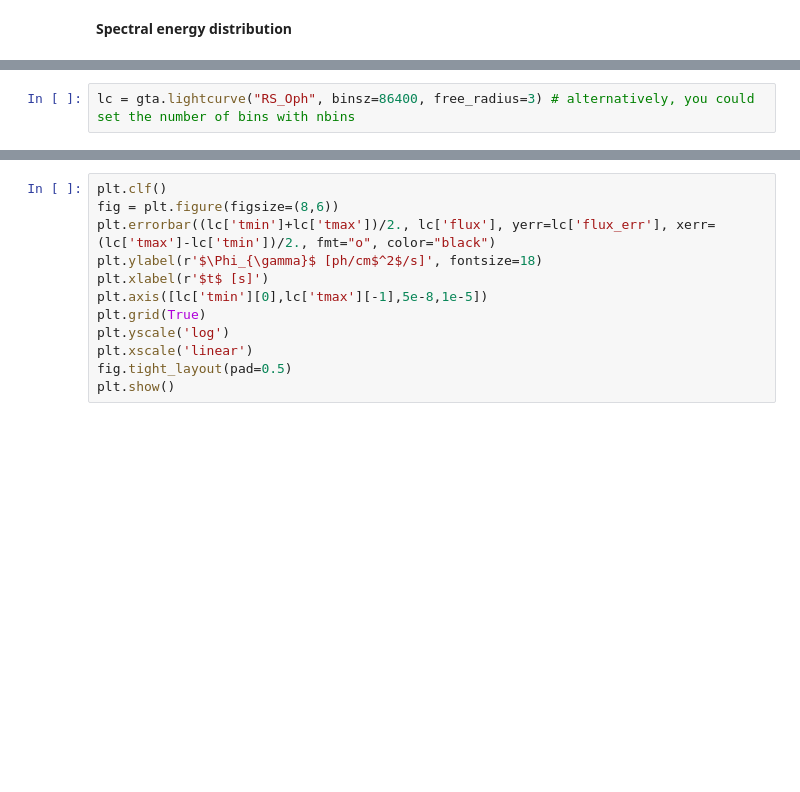
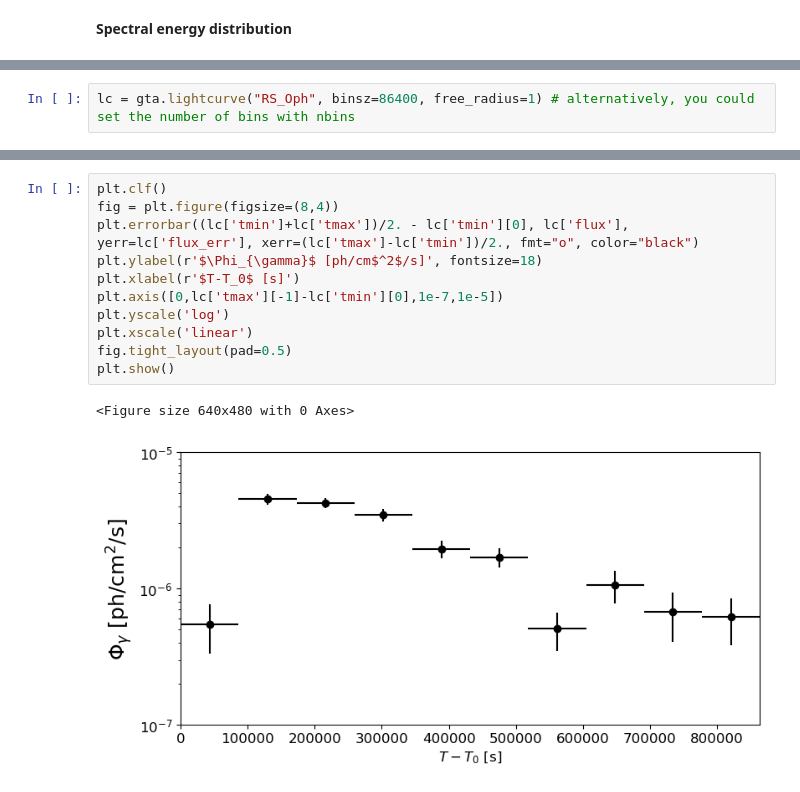
Before and after one commit to marti-devesa/Fermi_Hands-on_ICE-CSIC_School, a Jupyter notebook: ICE_Summer_School_2026.ipynb, the cells around one changed output, grey strips where cells are left out. Drawn from its saved outputs; the diff is of its cells as text; blank space fills up the shorter version.

```diff
--- a/ICE_Summer_School_2026.ipynb
+++ b/ICE_Summer_School_2026.ipynb
@@ -518,3 +604,3 @@ Image(filename='rs_oph_sed.png')
 # %%
-lc = gta.lightcurve("RS_Oph", binsz=86400, free_radius=3) # alternatively, you could set the number of bins with nbins
+lc = gta.lightcurve("RS_Oph", binsz=86400, free_radius=1) # alternatively, you could set the number of bins with nbins
 # %% [output]
@@ -572,12 +648,14 @@ print(lc['fit_success'])
 # %%
 plt.clf()
-fig = plt.figure(figsize=(8,6))
-plt.errorbar((lc['tmin']+lc['tmax'])/2., lc['flux'], yerr=lc['flux_err'], xerr=(lc['tmax']-lc['tmin'])/2., fmt="o", color="black")
+fig = plt.figure(figsize=(8,4))
+plt.errorbar((lc['tmin']+lc['tmax'])/2. - lc['tmin'][0], lc['flux'], yerr=lc['flux_err'], xerr=(lc['tmax']-lc['tmin'])/2., fmt="o", color="black")
 plt.ylabel(r'$\Phi_{\gamma}$ [ph/cm$^2$/s]', fontsize=18)
-plt.xlabel(r'$t$ [s]')
-plt.axis([lc['tmin'][0],lc['tmax'][-1],5e-8,1e-5])
-plt.grid(True)
+plt.xlabel(r'$T-T_0$ [s]')
+plt.axis([0,lc['tmax'][-1]-lc['tmin'][0],1e-7,1e-5])
 plt.yscale('log')
 plt.xscale('linear')
 fig.tight_layout(pad=0.5)
 plt.show()
+# %% [output]
+<Figure size 640x480 with 0 Axes>
+[figure, added]
```
Also changed, not shown: parts of 30 cells of this notebook.
